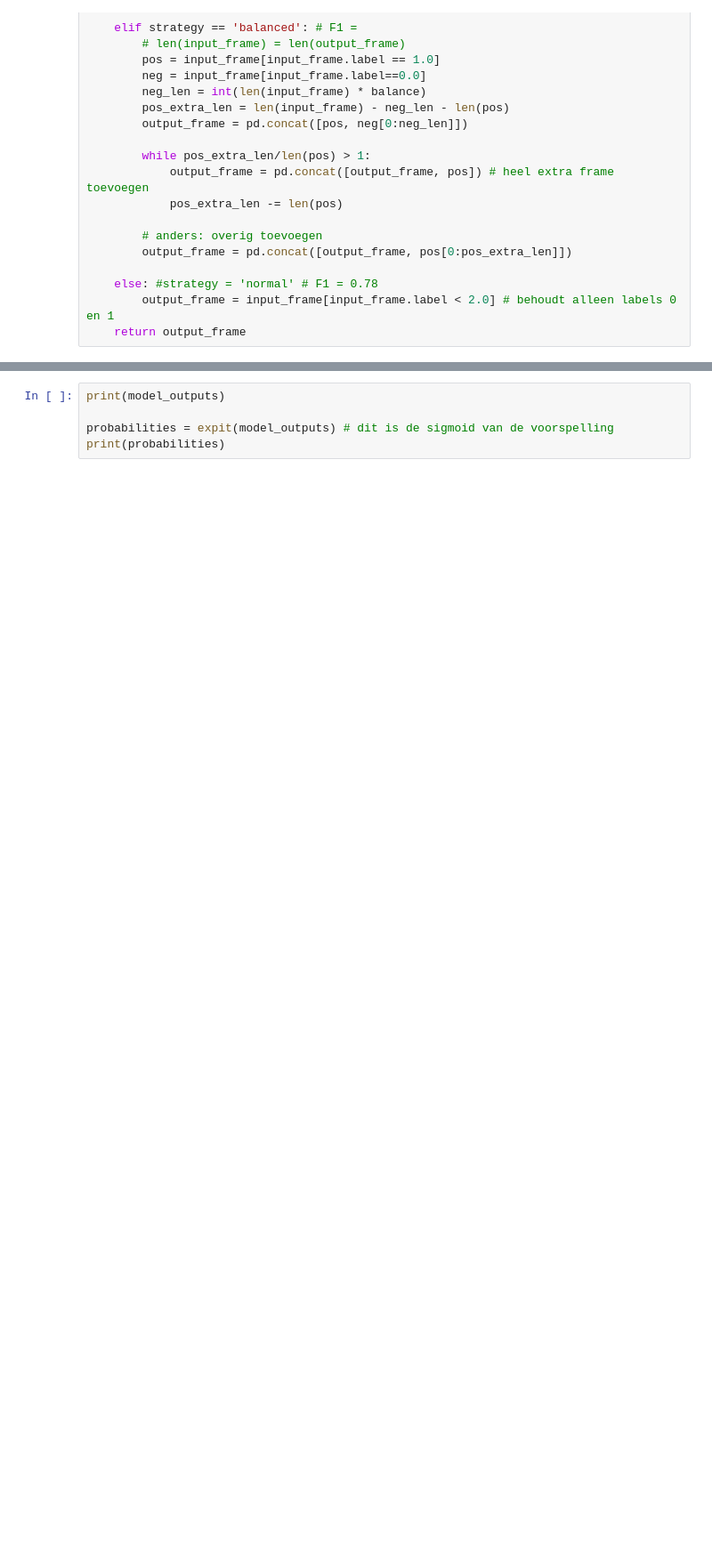
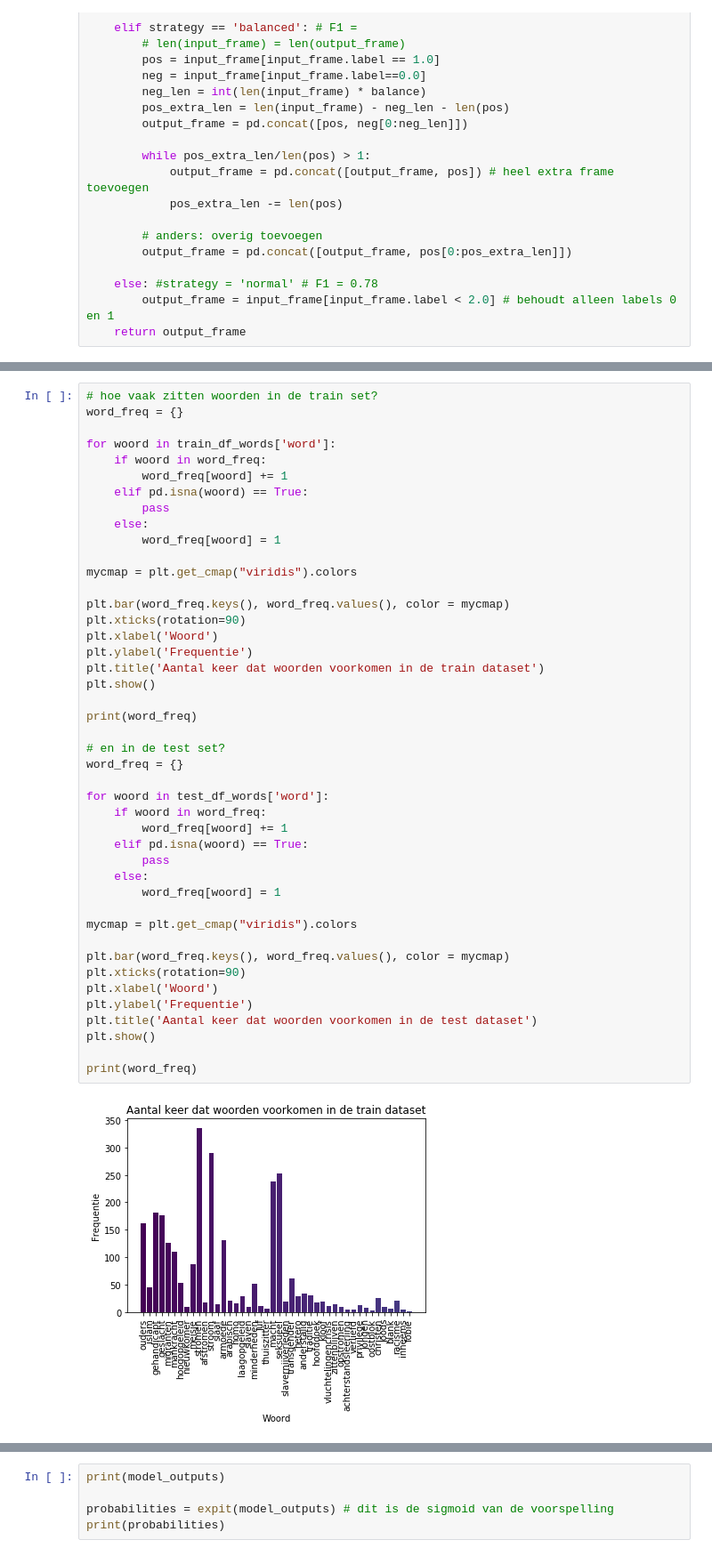
Before and after one commit to milenadeswart/Datalab_PDR, a Jupyter notebook: 02_analyse/BERT_train_cased.ipynb, the cells around one changed output, grey strips where cells are left out. Shown: that part at 89% size. Cells and saved outputs as stored; diff of their text form; blank space fills up the shorter version.

```diff
--- a/02_analyse/BERT_train_cased.ipynb
+++ b/02_analyse/BERT_train_cased.ipynb
@@ -267,0 +266,46 @@ print(len(val_df[val_df['label']==1.0]))
+# %%
+# hoe vaak zitten woorden in de train set?
+word_freq = {}
+
+for woord in train_df_words['word']:
+    if woord in word_freq:
+        word_freq[woord] += 1
+    elif pd.isna(woord) == True:
+        pass
+    else:
+        word_freq[woord] = 1
+
+mycmap = plt.get_cmap("viridis").colors
+
+plt.bar(word_freq.keys(), word_freq.values(), color = mycmap)
+plt.xticks(rotation=90)
+plt.xlabel('Woord')
+plt.ylabel('Frequentie')
+plt.title('Aantal keer dat woorden voorkomen in de train dataset')
+plt.show()
+
+print(word_freq)
+
+# en in de test set?
+word_freq = {}
+
+for woord in test_df_words['word']:
+    if woord in word_freq:
+        word_freq[woord] += 1
+    elif pd.isna(woord) == True:
+        pass
+    else:
+        word_freq[woord] = 1
+
+mycmap = plt.get_cmap("viridis").colors
+
+plt.bar(word_freq.keys(), word_freq.values(), color = mycmap)
+plt.xticks(rotation=90)
+plt.xlabel('Woord')
+plt.ylabel('Frequentie')
+plt.title('Aantal keer dat woorden voorkomen in de test dataset')
+plt.show()
+
+print(word_freq)
+# %% [output]
+[figure, added]
```
Also changed, not shown: parts of 16 cells of this notebook, 2 other files.
